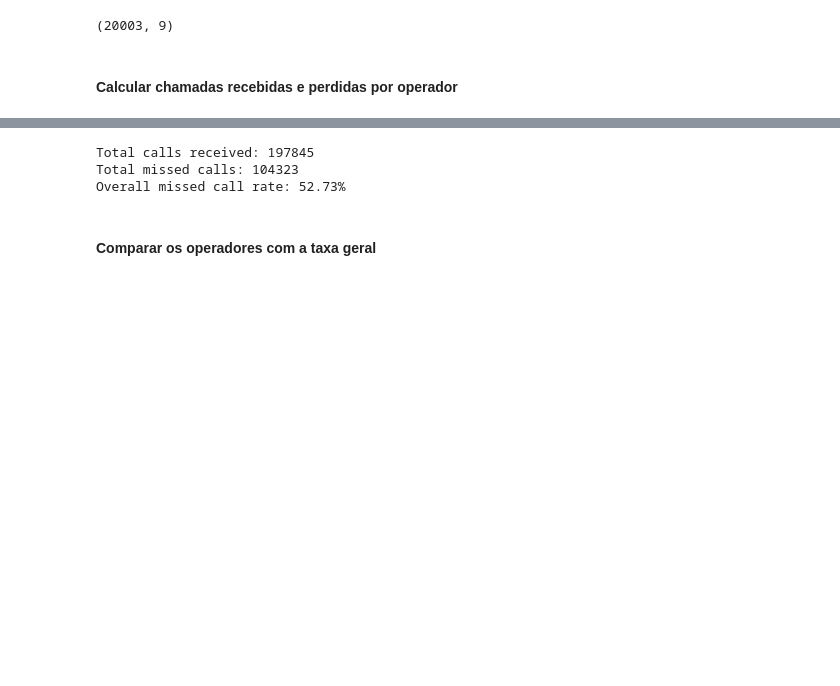
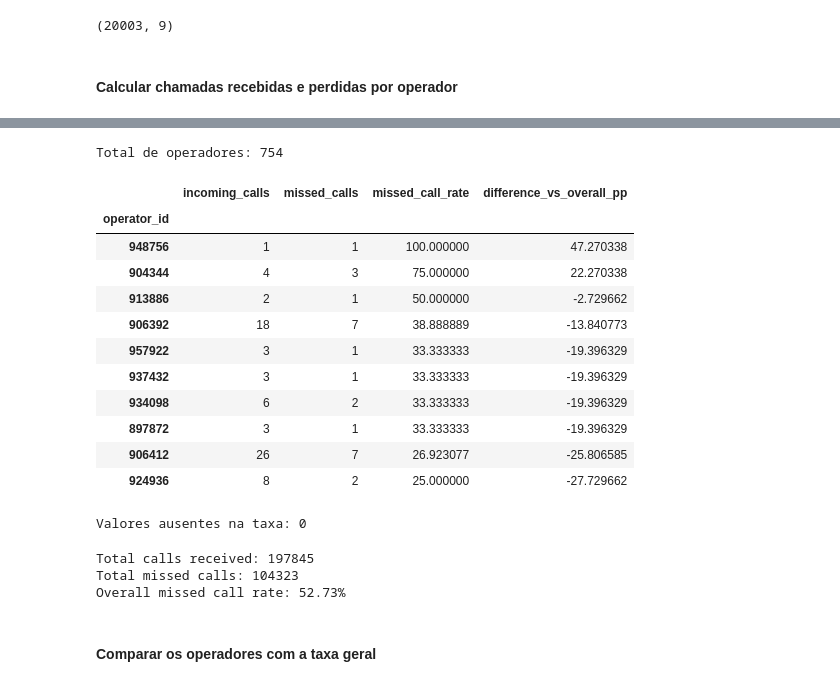
Before and after one commit to thaisCrtn/telecom_CallMeMaybe_analysis, a Jupyter notebook: notebooks/notebook.ipynb, the cells around one changed output, grey strips where cells are left out. Cells and saved outputs as stored; diff of their text form; code cells hidden in the pictures; blank space fills up the shorter version.

```diff
--- a/notebooks/notebook.ipynb
+++ b/notebooks/notebook.ipynb
@@ -803,6 +763,38 @@ df_incoming = df_telecom_analysis[df_telecom_analysis['direction'] == 'in'].copy
 df_incoming.shape
 # %% [output]
 (20003, 9)
+# %%
+def build_operator_call_metrics(data, direction):
+    calls = data.loc[
+        (data['direction'] == direction)
+        & data['operator_id'].notna()
+    ].copy()
+
+    calls['active_calls_count'] = calls['calls_count'].where(
+        ~calls['is_missed_call'], 0
+    )
+
+    calls['missed_calls_count'] = calls['calls_count'].where(
+        calls['is_missed_call'], 0
+    )
+
+    metrics = (
+        calls.groupby('operator_id')
+        .agg(
+            register_total=('calls_count', 'size'),
+            all_calls=('calls_count', 'sum'),
+            active_calls=('active_calls_count', 'sum'),
+            missed_calls=('missed_calls_count', 'sum')
+        )
+    )
+
+    metrics['missed_rate_pct'] = (
+        metrics['missed_calls']
+        .div(metrics['all_calls'].where(metrics['all_calls'] > 0))
+        * 100
+    )
+
+    return metrics
 # %% [markdown]
 #### Calcular chamadas recebidas e perdidas por operador
 # %%
@@ -841,3 +841,27 @@ operator_metrics.head(10)
+# %%
+print("Total de operadores:", len(operator_metrics))
+
+display(operator_metrics.head(10))
+
+print(
+    "Valores ausentes na taxa:",
+    operator_metrics['missed_call_rate'].isna().sum()
+)
+# %% [output]
+Total de operadores: 754
+|  | incoming_calls | missed_calls | missed_call_rate | difference_vs_overall_pp |
+| operator_id |  |  |  |  |
+| 948756 | 1 | 1 | 100.000000 | 47.270338 |
+| 904344 | 4 | 3 | 75.000000 | 22.270338 |
+| 913886 | 2 | 1 | 50.000000 | -2.729662 |
+| 906392 | 18 | 7 | 38.888889 | -13.840773 |
+| 957922 | 3 | 1 | 33.333333 | -19.396329 |
+| 937432 | 3 | 1 | 33.333333 | -19.396329 |
+| 934098 | 6 | 2 | 33.333333 | -19.396329 |
+| 897872 | 3 | 1 | 33.333333 | -19.396329 |
+| 906412 | 26 | 7 | 26.923077 | -25.806585 |
+| 924936 | 8 | 2 | 25.000000 | -27.729662 |
+Valores ausentes na taxa: 0
 # %%
 overall_incoming_calls = df_incoming['calls_count'].sum()
 
```
Also changed, not shown: parts of 16 cells of this notebook, 3 other files.
